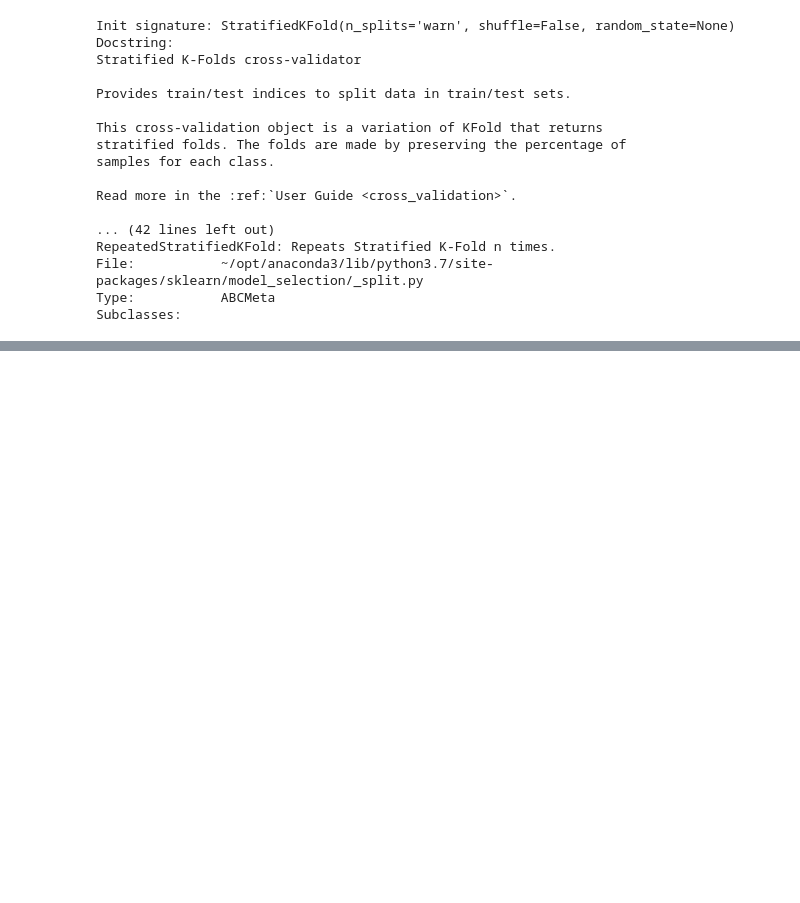
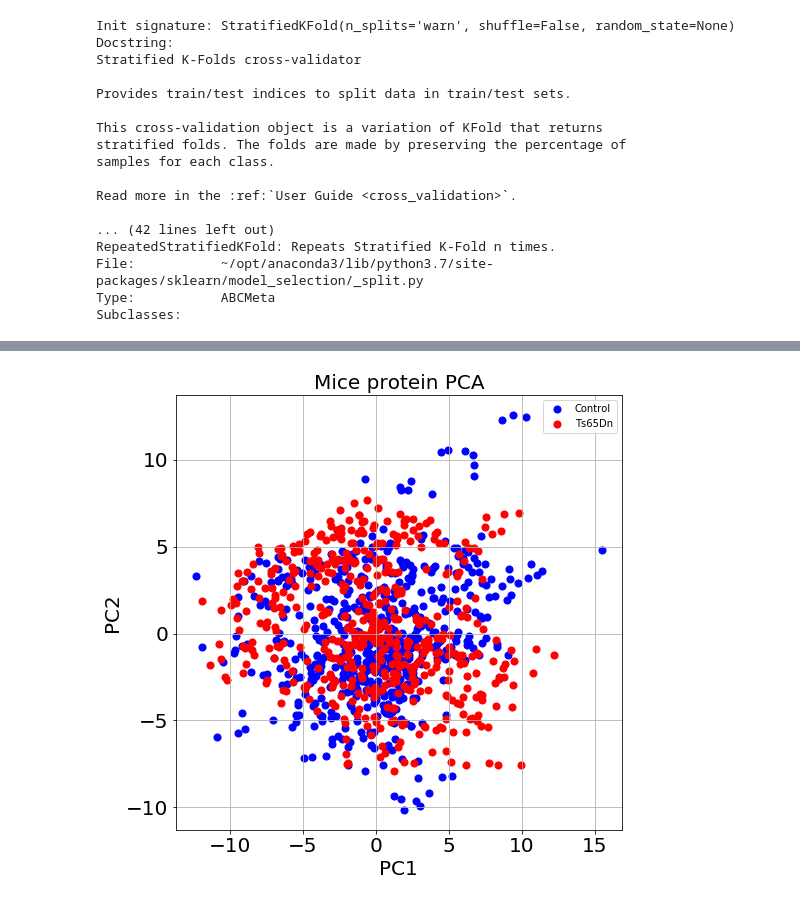
Before and after one commit to smcclatchy/machine-learning-python, a Jupyter notebook: doc/Day3_Session1_exercise.ipynb, the cells around one changed output, grey strips where cells are left out. Drawn from its saved outputs; the diff is of its cells as text; code cells hidden in the pictures; blank space fills up the shorter version.

```diff
--- a/doc/Day3_Session1_exercise.ipynb
+++ b/doc/Day3_Session1_exercise.ipynb
@@ -107,0 +174,7 @@ Subclasses:
+# %%
+## PCA
+from sklearn.decomposition import PCA
+pca = PCA(n_components=2)
+prinComps = pca.fit_transform(X_norm)
+print(prinComps)
+pca.explained_variance_ratio_
@@ -107,0 +212,25 @@ Subclasses:
+# %%
+## generate a df for principal components
+prDf = pd.DataFrame(data = prinComps, columns=['PC1', 'PC2'])
+finalDf = pd.concat([prDf, df['Genotype']], axis=1)
+#finalDf
+# %%
+## Plot PCA
+import matplotlib.pyplot as plt
+plt.figure(figsize = (8, 8))
+plt.xlabel('PC1', fontsize = 20)
+plt.ylabel('PC2', fontsize = 20)
+plt.title('Mice protein PCA', fontsize = 20)
+plt.tick_params(axis='both', labelsize=20)
+targets = ['Control', 'Ts65Dn']
+colors = ['b', 'r']
+for target, color in zip(targets,colors):
+    indices = finalDf['Genotype'] == target
+    plt.scatter(finalDf.loc[indices, 'PC1']
+               , finalDf.loc[indices, 'PC2']
+               , c = color
+               , s = 50)
+plt.legend(targets)
+plt.grid()
+# %% [output]
+[figure, added]
```
Also changed, not shown: parts of 9 cells of this notebook.
